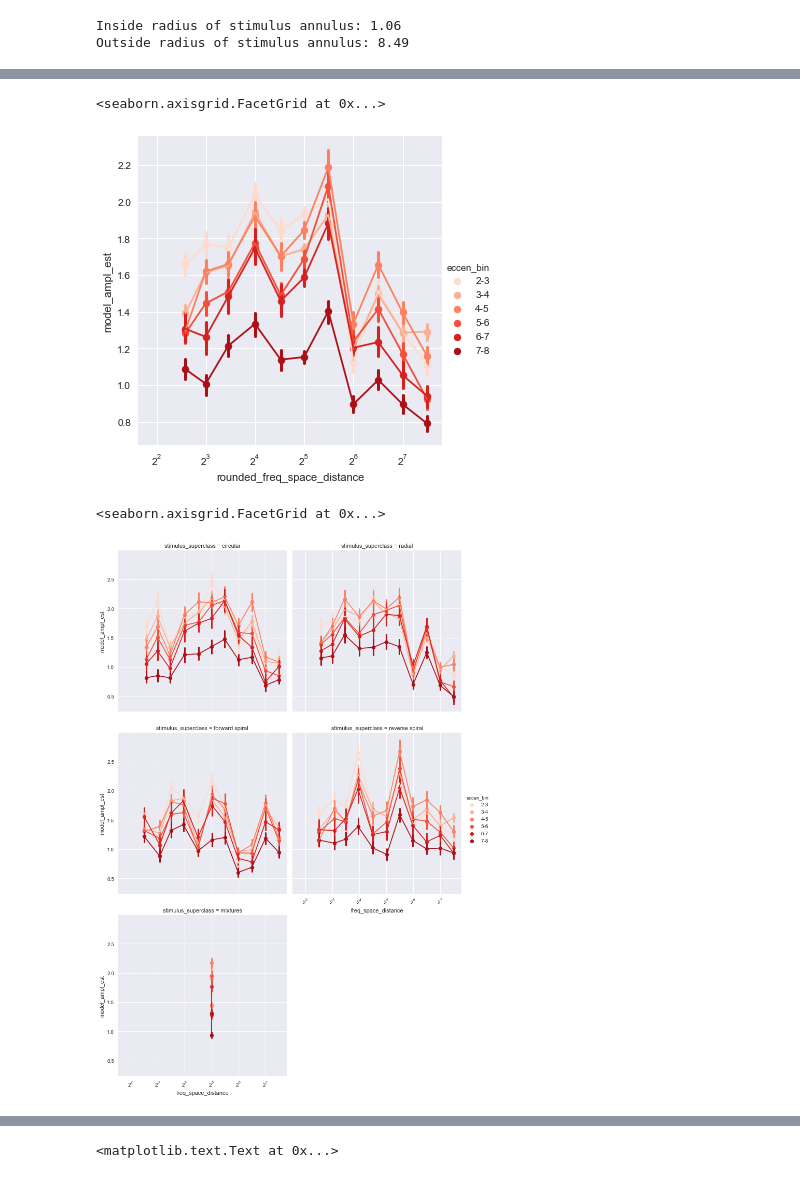
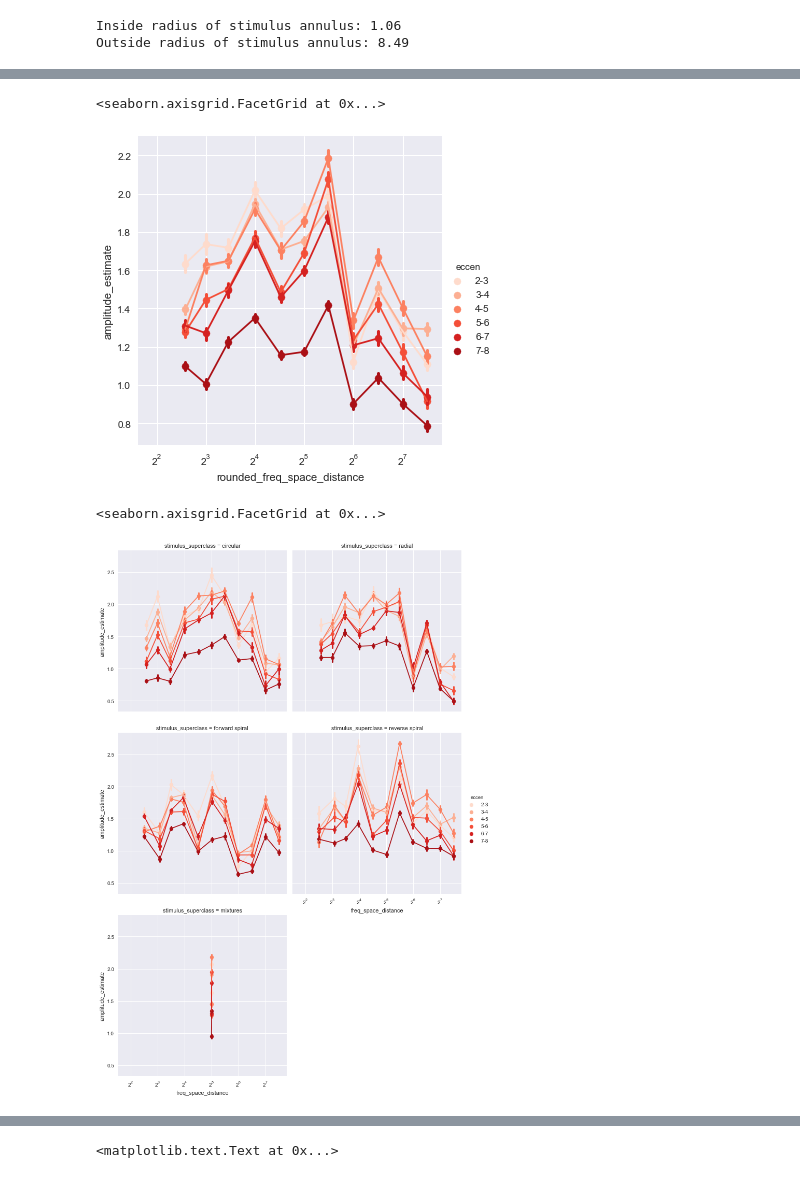
Before and after one commit to billbrod/spatial-frequency-preferences, a Jupyter notebook: notebooks/03-MRI-first-level.ipynb, the cells around one changed output, grey strips where cells are left out. Saved outputs shown, nothing was run; the diff lists cells and outputs as text; code cells hidden in the pictures.

```diff
--- a/notebooks/03-MRI-first-level.ipynb
+++ b/notebooks/03-MRI-first-level.ipynb
@@ -235,5 +239,2 @@ results_path = results_path.replace('{}', '%s')
-# %%
-df = sfp.first_level_analysis.create_GLM_result_df(design_df, benson_path, results_path)
-df = sfp.first_level_analysis.round_freq_space_distance(df)
 # %% [markdown]
 Here we see the different stimulus classes, as plotted in frequency space, colored by their superclass. These numbers are roughly log-spaced (doubling).
@@ -260,3 +254,0 @@ For now, we only want to look at those voxels that lie within V1 (don't care if
-# %%
-df = df[(df.varea==1)&(df.eccen<8)&(df.eccen>2)]
-df = df.sort_values('eccen')
@@ -265,9 +254,0 @@ For our analysis, we bin by eccentricity. We see that things are reasonably well
-# %%
-def eccen_bin(ecc):
-    for i in xrange(2,11):
-        if ecc < i:
-            return "%s-%s" % (i-1, i)
-
-df['eccen_bin'] = df.eccen.apply(eccen_bin)
-
-sns.countplot('eccen_bin', data=df, palette='Reds')
@@ -277,27 +255,27 @@ sns.countplot('eccen_bin', data=df, palette='Reds')
 # %%
 tmp_df = df[df.stimulus_superclass=='circular']
-g = sns.FacetGrid(df, hue='eccen_bin', palette='Reds', size=5,)
-g.map(sns.regplot, 'rounded_freq_space_distance', 'model_ampl_est', x_estimator=np.mean, fit_reg=False)
-g.map_dataframe(sfp.utils.plot_mean, 'rounded_freq_space_distance', 'model_ampl_est')
-#g.map_dataframe(sfp.utils.scatter_ci, 'freq_space_distance', 'model_ampl_est', 'model_std_error')
+g = sns.FacetGrid(df, hue='eccen', palette='Reds', size=5,)
+g.map(sns.regplot(, 'rounded_freq_space_distance', 'amplitude_estimate', x_estimator=np.mean, fit_reg=False)
+g.map_dataframe(sfp.utils.plot_mean, 'rounded_freq_space_distance', 'amplitude_estimate')
+#g.map_dataframe(sfp.utils.scatter_ci, 'freq_space_distance', 'amplitude_estimate_median', 'amplitude_estimate_std_error')
 for ax in g.axes.flatten():
     ax.set_xscale('log', basex=2)
 g.add_legend()
 # %% [output]
 <seaborn.axisgrid.FacetGrid at 0x...>
-[figure, old version]
+[figure, new version]
 # %%
-g = sns.FacetGrid(df, hue='eccen_bin', palette='Reds', size=5, col='stimulus_superclass', col_wrap=2,
+g = sns.FacetGrid(df, hue='eccen', palette='Reds', size=5, col='stimulus_superclass', col_wrap=2,
                   col_order=['circular', 'radial', 'forward spiral', 'reverse spiral', 'mixtures'])
-g.map(sns.regplot, 'freq_space_distance', 'model_ampl_est', x_estimator=np.mean, fit_reg=False)
-g.map_dataframe(sfp.utils.plot_mean, 'freq_space_distance', 'model_ampl_est')
-#g.map_dataframe(sfp.utils.scatter_ci, 'freq_space_distance', 'model_ampl_est', 'model_std_error')
+g.map(sns.regplot, 'freq_space_distance', 'amplitude_estimate', x_estimator=np.mean, fit_reg=False)
+g.map_dataframe(sfp.utils.plot_mean, 'freq_space_distance', 'amplitude_estimate')
+#g.map_dataframe(sfp.utils.scatter_ci, 'freq_space_distance', 'amplitude_estimate_median', 'amplitude_estimate_std_error')
 for ax in g.axes:
     ax.set_xscale('log', basex=2)
 g.add_legend()
 # %% [output]
 <seaborn.axisgrid.FacetGrid at 0x...>
-[figure, old version]
+[figure, new version]
 # %%
 classes_of_interest = []
 classes_of_interest.extend(df[(df.stimulus_superclass=='circular')&(df.rounded_freq_space_distance==11)].stimulus_class.unique())
```
Also changed, not shown: parts of 10 cells of this notebook.
